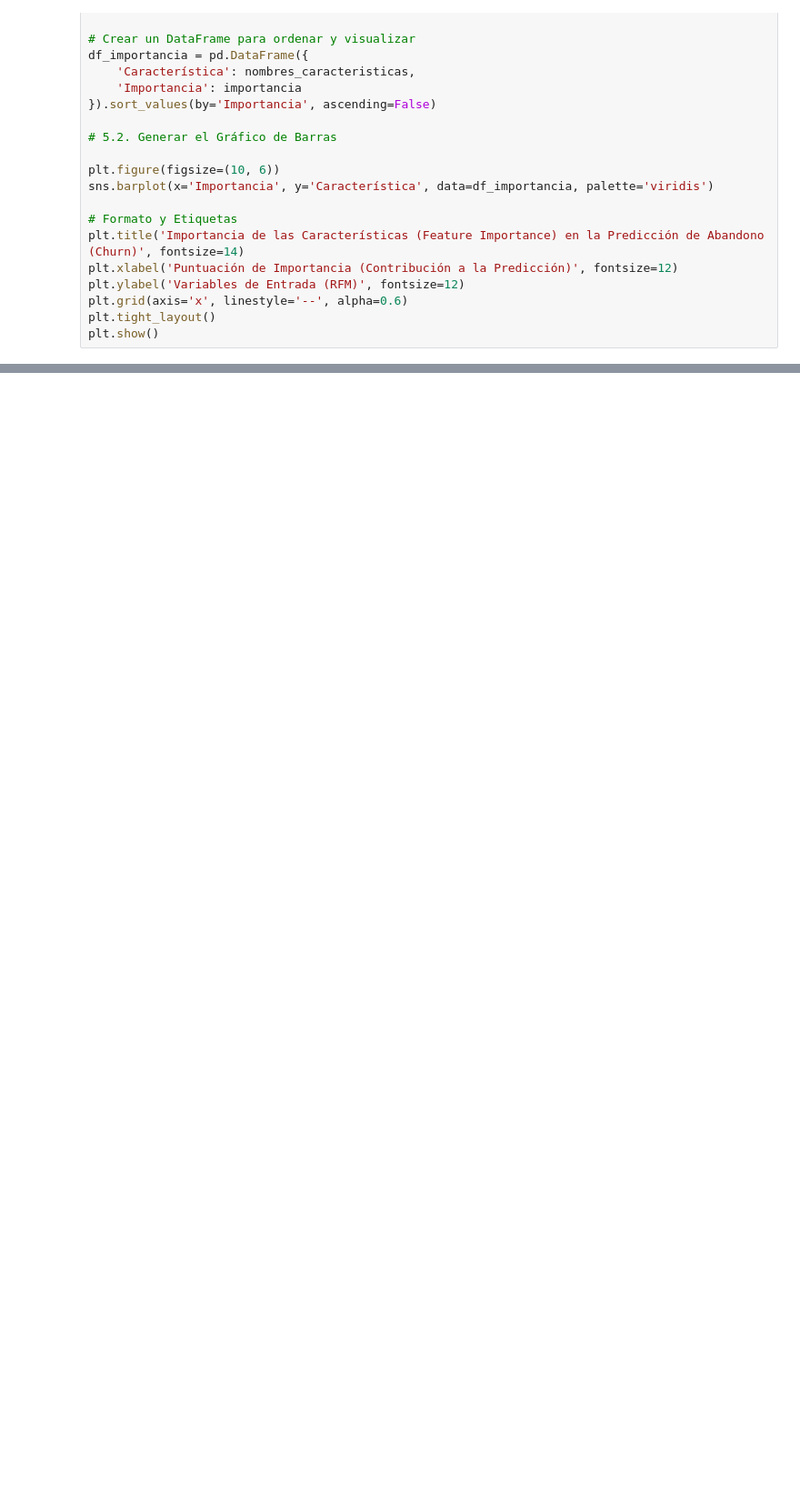
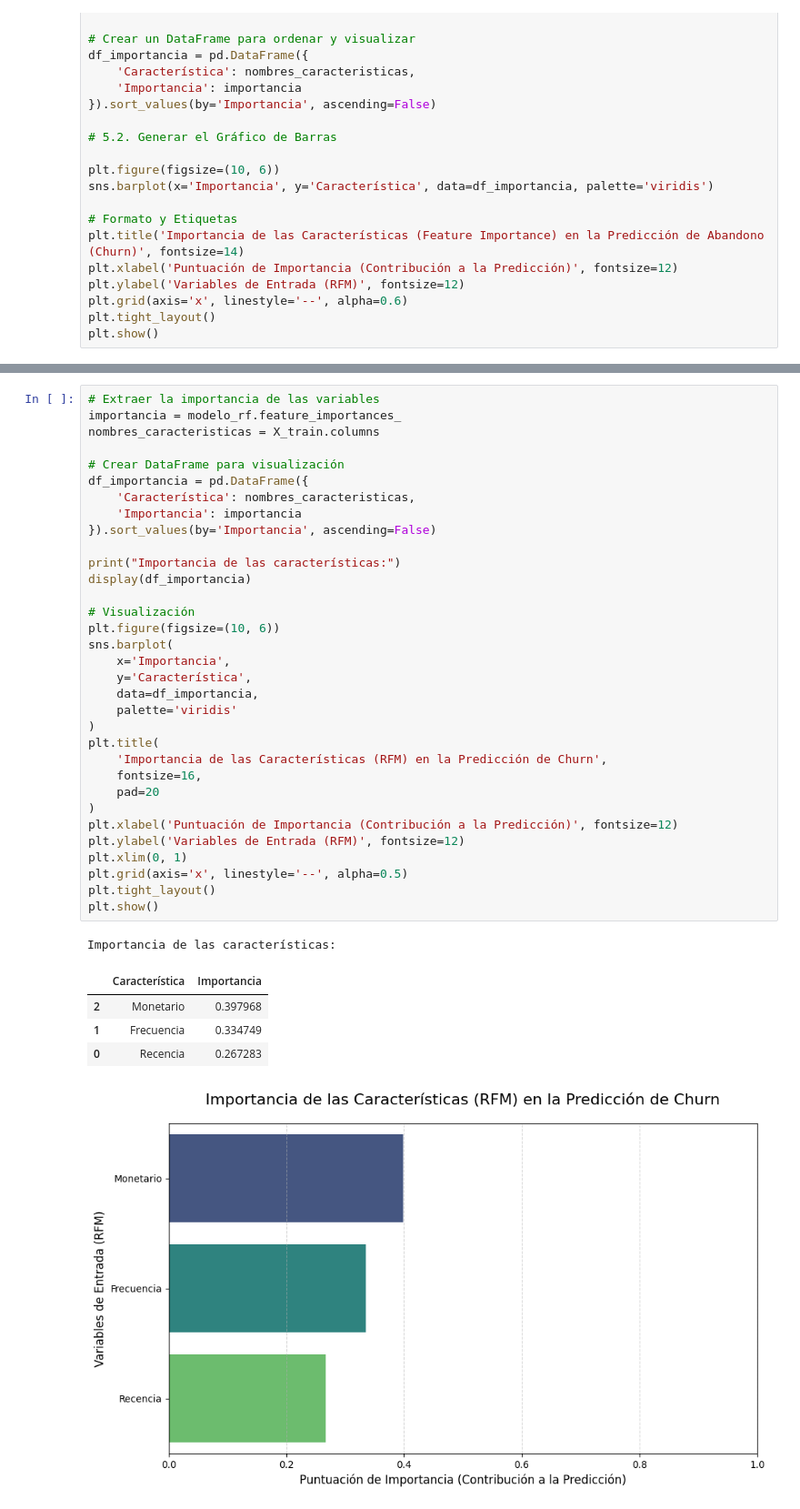
Before and after one commit to nataliaagustinare/Trabajo-final---Natalia-Re---Vinos, a Jupyter notebook: Segunda-Entrega/ProyectoDS_Partel__Re.ipynb, the cells around one changed output, grey strips where cells are left out. Shown at 91% size. Saved outputs shown, nothing was run; the diff lists cells and outputs as text; blank space fills up the shorter version.

```diff
--- a/Segunda-Entrega/ProyectoDS_Partel__Re.ipynb
+++ b/Segunda-Entrega/ProyectoDS_Partel__Re.ipynb
@@ -591,0 +926,40 @@ plt.show()
+# %%
+# Extraer la importancia de las variables
+importancia = modelo_rf.feature_importances_
+nombres_caracteristicas = X_train.columns
+
+# Crear DataFrame para visualización
+df_importancia = pd.DataFrame({
+    'Característica': nombres_caracteristicas,
+    'Importancia': importancia
+}).sort_values(by='Importancia', ascending=False)
+
+print("Importancia de las características:")
+display(df_importancia)
+
+# Visualización
+plt.figure(figsize=(10, 6))
+sns.barplot(
+    x='Importancia',
+    y='Característica',
+    data=df_importancia,
+    palette='viridis'
+)
+plt.title(
+    'Importancia de las Características (RFM) en la Predicción de Churn',
+    fontsize=16,
+    pad=20
+)
+plt.xlabel('Puntuación de Importancia (Contribución a la Predicción)', fontsize=12)
+plt.ylabel('Variables de Entrada (RFM)', fontsize=12)
+plt.xlim(0, 1)
+plt.grid(axis='x', linestyle='--', alpha=0.5)
+plt.tight_layout()
+plt.show()
+# %% [output]
+Importancia de las características:
+|  | Característica | Importancia |
+| 2 | Monetario | 0.397968 |
+| 1 | Frecuencia | 0.334749 |
+| 0 | Recencia | 0.267283 |
+[figure, added]
```
Also changed, not shown: parts of 28 cells of this notebook.
